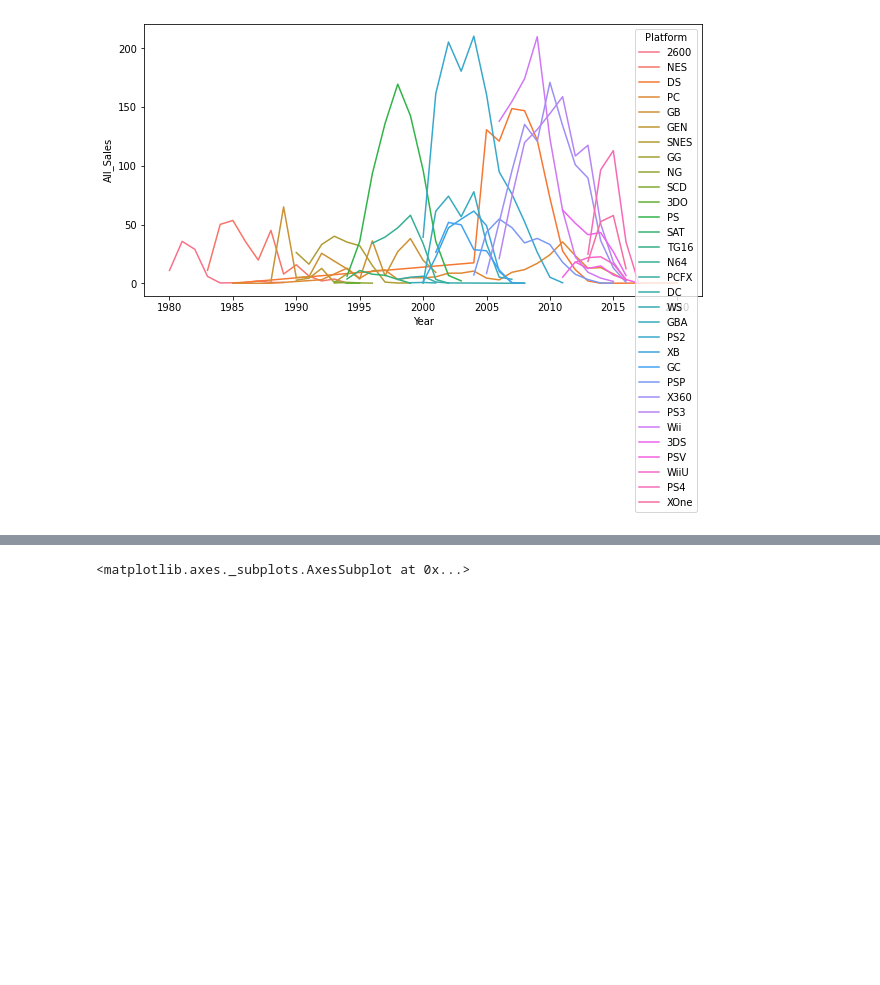
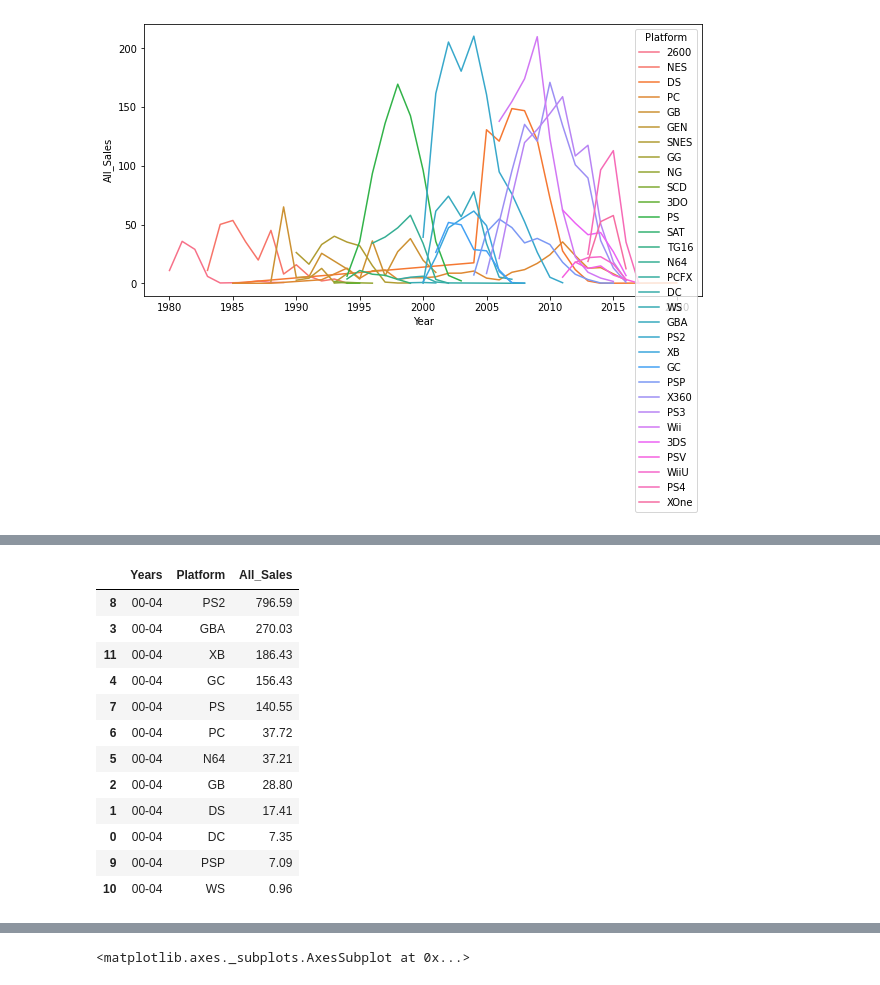
Before and after one commit to okok7272/CodeStatesProject, a Jupyter notebook: Section1/Project1_game_trends.ipynb, the cells around one changed output, grey strips where cells are left out. Saved outputs shown, nothing was run; the diff lists cells and outputs as text; code cells hidden in the pictures; blank space fills up the shorter version.

```diff
--- a/Section1/Project1_game_trends.ipynb
+++ b/Section1/Project1_game_trends.ipynb
@@ -534,0 +594,19 @@ games_platform['Years']= [find_5Year(e) for e in games_platform.Year]
+# %%
+pl00=games_platform[games_platform.Years == '00-04']
+pl00=pl00[['Platform', 'All_Sales', 'Years']]
+pl00a=pl00.groupby(['Years', 'Platform'], as_index=False)['All_Sales'].sum()
+pl00a.sort_values(by=['All_Sales'], ascending=False)
+# %% [output]
+|  | Years | Platform | All_Sales |
+| 8 | 00-04 | PS2 | 796.59 |
+| 3 | 00-04 | GBA | 270.03 |
+| 11 | 00-04 | XB | 186.43 |
+| 4 | 00-04 | GC | 156.43 |
+| 7 | 00-04 | PS | 140.55 |
+| 6 | 00-04 | PC | 37.72 |
+| 5 | 00-04 | N64 | 37.21 |
+| 2 | 00-04 | GB | 28.80 |
+| 1 | 00-04 | DS | 17.41 |
+| 0 | 00-04 | DC | 7.35 |
+| 9 | 00-04 | PSP | 7.09 |
+| 10 | 00-04 | WS | 0.96 |
```
Also changed, not shown: parts of 30 cells of this notebook.
